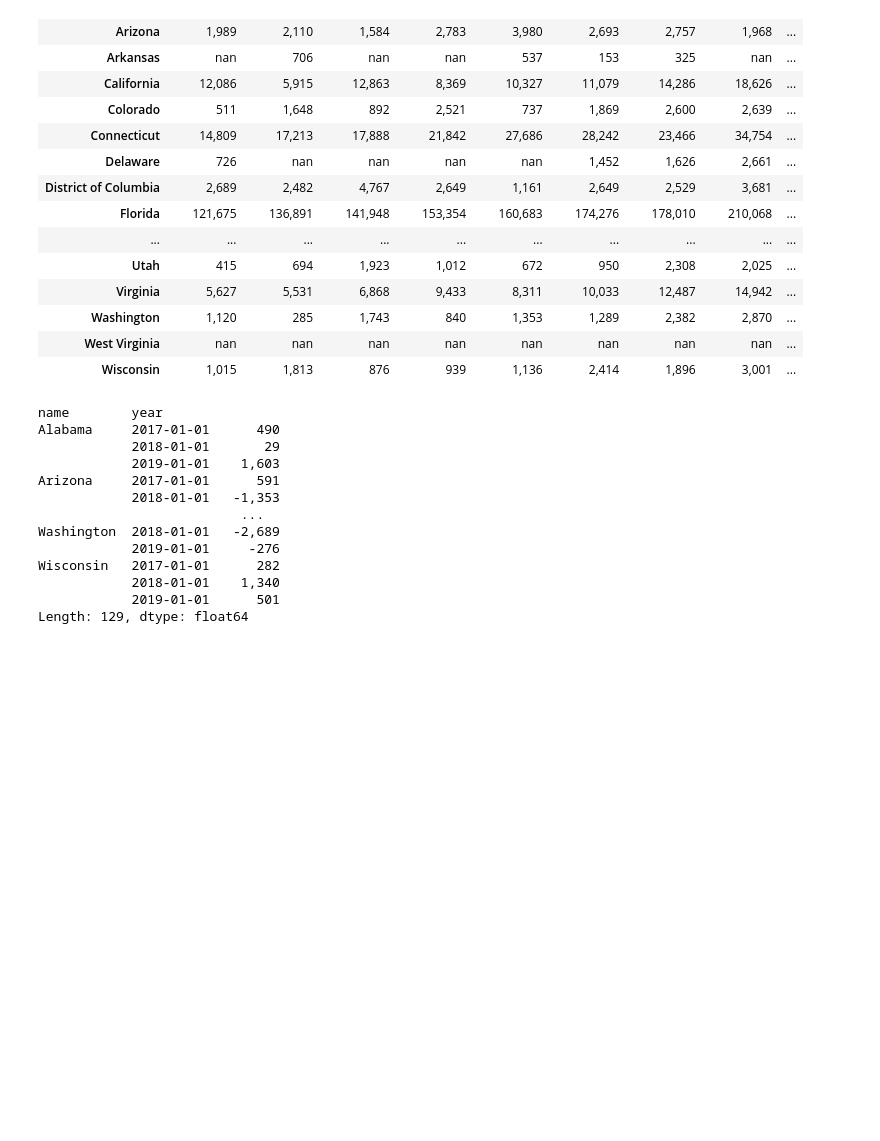
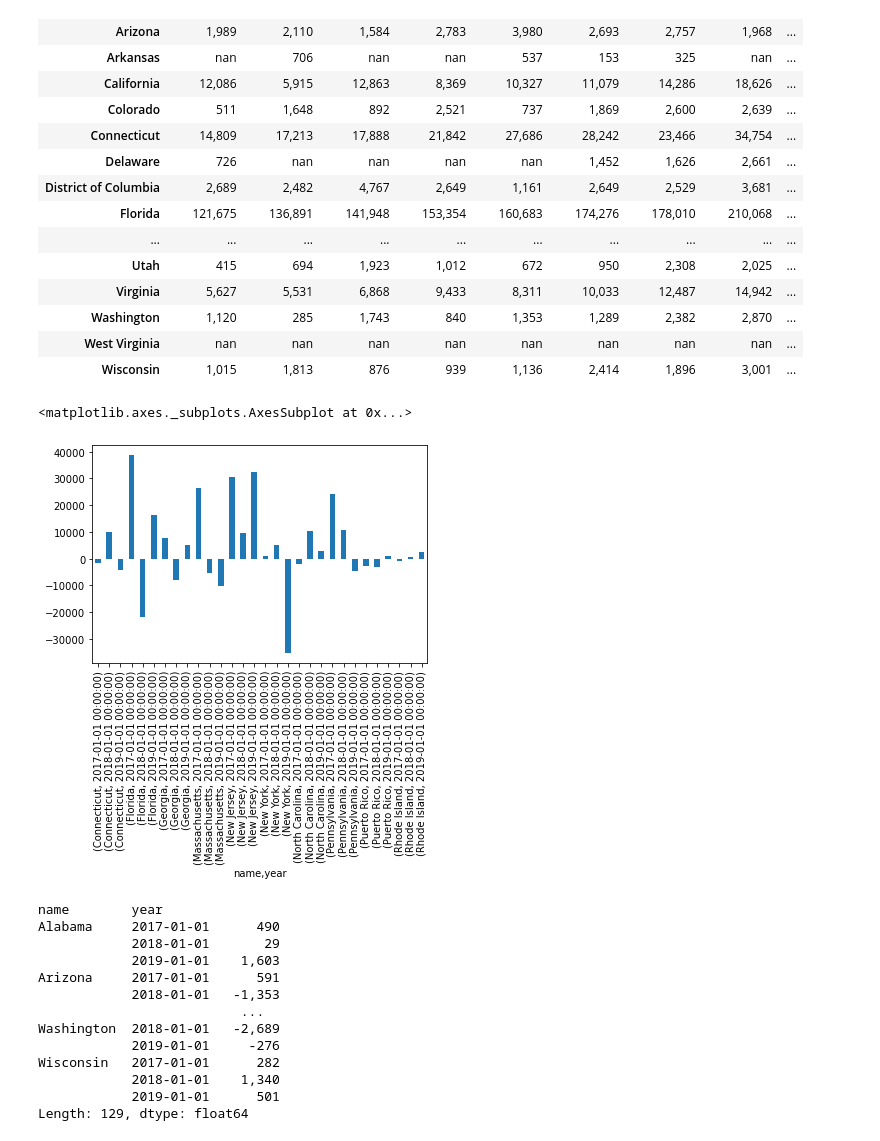
Before and after one commit to edejesus196/dominicans_us_census, a Jupyter notebook: dominicans_census.ipynb, the cells around one changed output. Drawn from its saved outputs; the diff is of its cells as text; code cells hidden in the pictures; blank space fills up the shorter version.

```diff
--- a/dominicans_census.ipynb
+++ b/dominicans_census.ipynb
@@ -109,6 +109,13 @@ df_pivot
 | Washington | 1,120 | 285 | 1,743 | 840 | 1,353 | 1,289 | 2,382 | 2,870 | ... |
 | West Virginia | nan | nan | nan | nan | nan | nan | nan | nan | ... |
 | Wisconsin | 1,015 | 1,813 | 876 | 939 | 1,136 | 2,414 | 1,896 | 3,001 | ... |
+# %%
+top_10_2019 = list(df_pivot['2019-01-01'].sort_values(ascending=False).head(10).index)
+# %%
+df_pivot.loc[df_pivot.index.isin(top_10_2019), '2016':'2019'].diff(axis=1).stack().plot(kind='bar')
+# %% [output]
+<matplotlib.axes._subplots.AxesSubplot at 0x...>
+[figure, added]
 # %%
 df_pivot_2017_2019_diff = df_pivot.diff(axis=1).loc[:,'2017':'2019']
 df_pivot_2017_2019_diff.stack()
```
